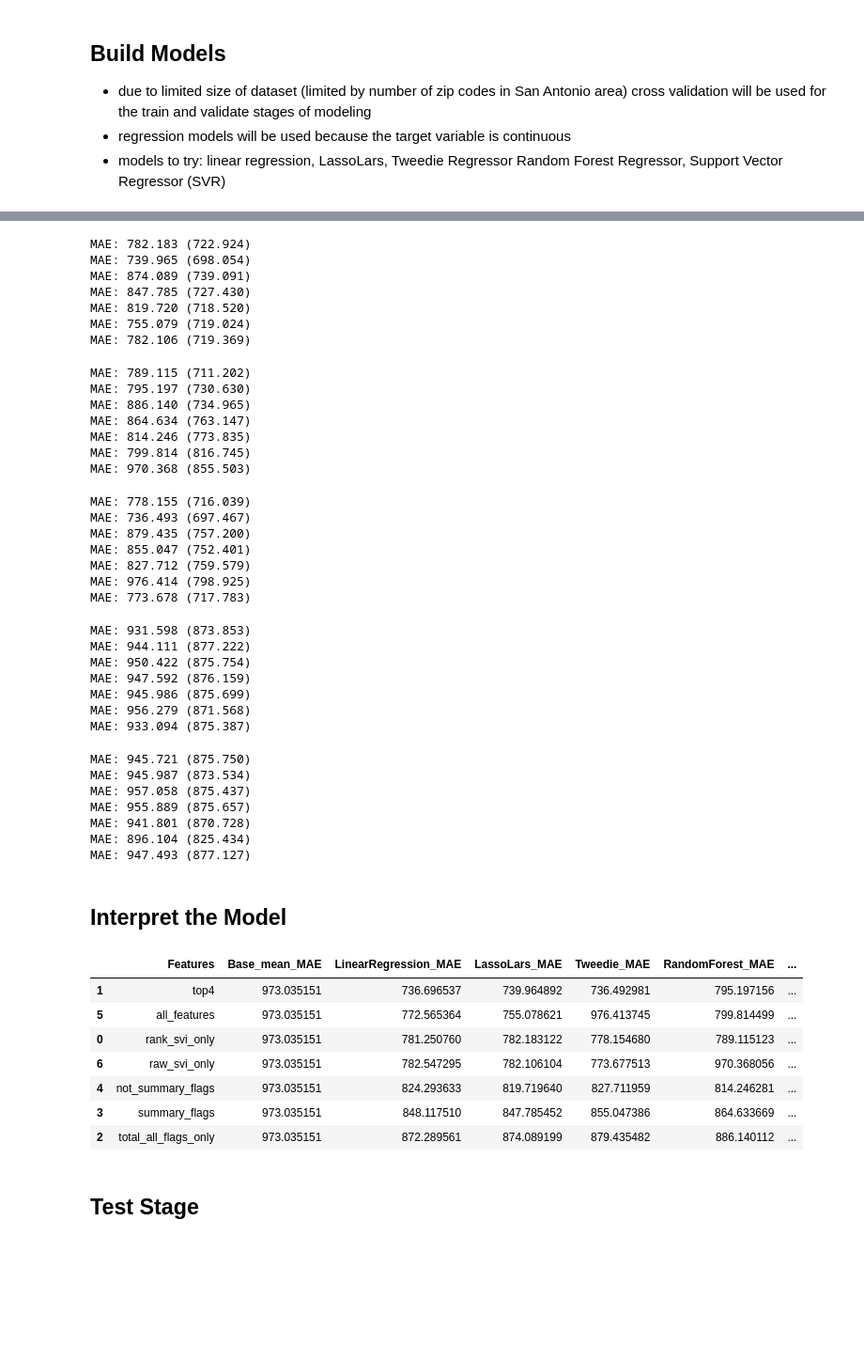
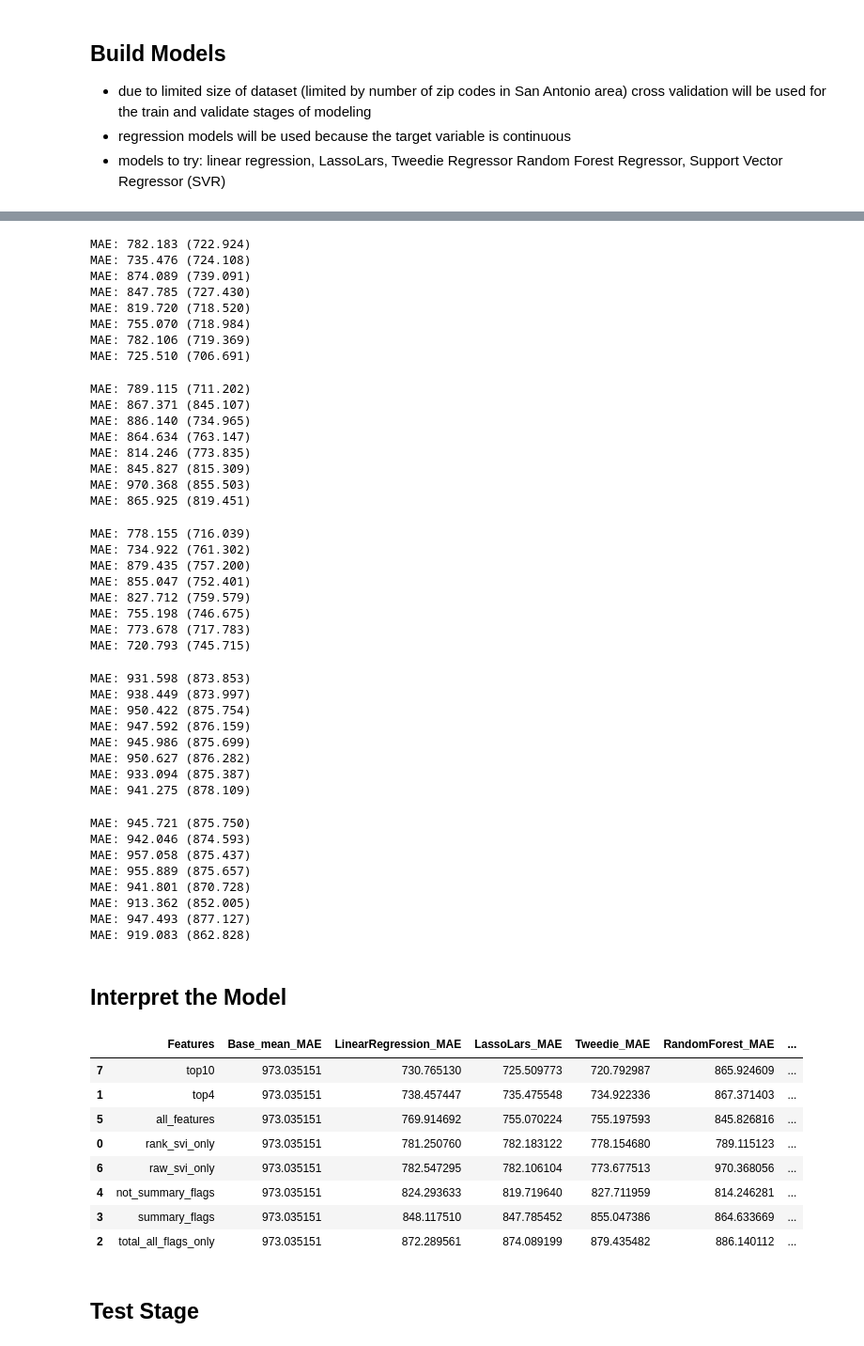
Before and after one commit to SVI-Capstone/svi_capstone, a Jupyter notebook: mvp-sa.ipynb, the cells around one changed output, grey strips where cells are left out. Shown at 94% size. Drawn from its saved outputs; the diff is of its cells as text; code cells hidden in the pictures; blank space fills up the shorter version.

```diff
--- a/mvp-sa.ipynb
+++ b/mvp-sa.ipynb
@@ -297,9 +298,4 @@ MAE: 782.547 (718.692)
 # %%
-# Lasso Lars
-# create variables for loop
-df2test = [X_rank_svi_only, X_top4, X_all_flags_only, X_summary_flags, X_not_summary_flags, X_train_scaled, X_raw_svi]
-target = y_train
-
 # LassoLars Models
 cvll_MAE_list = []
 for df in df2test:
@@ -307,17 +303,14 @@ for df in df2test:
     cvll_MAE_list.append(cvll_MAE)
 # %% [output]
 MAE: 782.183 (722.924)
-MAE: 739.965 (698.054)
+MAE: 735.476 (724.108)
 MAE: 874.089 (739.091)
 MAE: 847.785 (727.430)
 MAE: 819.720 (718.520)
-MAE: 755.079 (719.024)
+MAE: 755.070 (718.984)
 MAE: 782.106 (719.369)
+MAE: 725.510 (706.691)
 # %%
-# Random Forest, send in x scaled, y train, and # estimators
-df2test = [X_rank_svi_only, X_top4, X_all_flags_only, X_summary_flags, X_not_summary_flags, X_train_scaled, X_raw_svi]
-target = y_train
-
 # Random Forest Models
 cvrf_MAE_list = []
 for df in df2test:
@@ -325,17 +318,14 @@ for df in df2test:
     cvrf_MAE_list.append(cvrf_MAE)
 # %% [output]
 MAE: 789.115 (711.202)
-MAE: 795.197 (730.630)
+MAE: 867.371 (845.107)
 MAE: 886.140 (734.965)
 MAE: 864.634 (763.147)
 MAE: 814.246 (773.835)
-MAE: 799.814 (816.745)
+MAE: 845.827 (815.309)
 MAE: 970.368 (855.503)
+MAE: 865.925 (819.451)
 # %%
-# Tweedie Regressor, send in x scaled, y train, power and alpha settings
-df2test = [X_rank_svi_only, X_top4, X_all_flags_only, X_summary_flags, X_not_summary_flags, X_train_scaled, X_raw_svi]
-target = y_train
-
 # Tweedie Regressor Models
 cvtw_MAE_list = []
 for df in df2test:
@@ -343,17 +333,14 @@ for df in df2test:
     cvtw_MAE_list.append(cvtw_MAE)
 # %% [output]
 MAE: 778.155 (716.039)
-MAE: 736.493 (697.467)
+MAE: 734.922 (761.302)
 MAE: 879.435 (757.200)
 MAE: 855.047 (752.401)
 MAE: 827.712 (759.579)
-MAE: 976.414 (798.925)
+MAE: 755.198 (746.675)
 MAE: 773.678 (717.783)
+MAE: 720.793 (745.715)
 # %%
-# Support Vector Regressor, send in x scaled, y train, kernel = 'rbf' or 'linear'
-df2test = [X_rank_svi_only, X_top4, X_all_flags_only, X_summary_flags, X_not_summary_flags, X_train_scaled, X_raw_svi]
-target = y_train
-
 # Support Vector Models
 cvSVRrbf_MAE_list = []
 for df in df2test:
@@ -361,17 +348,14 @@ for df in df2test:
     cvSVRrbf_MAE_list.append(cvSVRrbf_MAE)
 # %% [output]
 MAE: 931.598 (873.853)
-MAE: 944.111 (877.222)
+MAE: 938.449 (873.997)
 MAE: 950.422 (875.754)
 MAE: 947.592 (876.159)
 MAE: 945.986 (875.699)
-MAE: 956.279 (871.568)
+MAE: 950.627 (876.282)
 MAE: 933.094 (875.387)
+MAE: 941.275 (878.109)
 # %%
-# Support Vector Regressor, send in x scaled, y train, kernel = 'rbf' or 'linear'
-df2test = [X_rank_svi_only, X_top4, X_all_flags_only, X_summary_flags, X_not_summary_flags, X_train_scaled, X_raw_svi]
-target = y_train
-
 # Support Vector Models
 cvSVRlinear_MAE_list = []
 for df in df2test:
@@ -379,31 +363,34 @@ for df in df2test:
     cvSVRlinear_MAE_list.append(cvSVRlinear_MAE)
 # %% [output]
 MAE: 945.721 (875.750)
-MAE: 945.987 (873.534)
+MAE: 942.046 (874.593)
 MAE: 957.058 (875.437)
 MAE: 955.889 (875.657)
 MAE: 941.801 (870.728)
-MAE: 896.104 (825.434)
+MAE: 913.362 (852.005)
 MAE: 947.493 (877.127)
+MAE: 919.083 (862.828)
 # %% [markdown]
 ## Interpret the Model
 # %%
 # create dataframe for results of all train models
-df_list = ['rank_svi_only', 'top4', 'total_all_flags_only', 'summary_flags', 'not_summary_flags', 'all_features', 'raw_svi_only']
+df_list = ['rank_svi_only', 'top4', 'total_all_flags_only', 'summary_flags', 'not_summary_flags',
+           'all_features', 'raw_svi_only', 'top10']
 
 results = pd.DataFrame(df_list, columns=['Features'])
 results['Base_mean_MAE'] = mean_baseMAE
 results['LinearRegression_MAE'] = cvlm_MAE_list
 results['LassoLars_MAE'] = cvll_MAE_list
 results['Tweedie_MAE'] = cvtw_MAE_list
 results['RandomForest_MAE'] = cvrf_MAE_list
 results['SVR_rbf_MAE'] = cvSVRrbf_MAE_list
 results['SVR_linear_MAE'] = cvSVRlinear_MAE_list
 results.sort_values('LinearRegression_MAE')
 # %% [output]
 |  | Features | Base_mean_MAE | LinearRegression_MAE | LassoLars_MAE | Tweedie_MAE | RandomForest_MAE | ... |
-| 1 | top4 | 973.035151 | 736.696537 | 739.964892 | 736.492981 | 795.197156 | ... |
-| 5 | all_features | 973.035151 | 772.565364 | 755.078621 | 976.413745 | 799.814499 | ... |
+| 7 | top10 | 973.035151 | 730.765130 | 725.509773 | 720.792987 | 865.924609 | ... |
+| 1 | top4 | 973.035151 | 738.457447 | 735.475548 | 734.922336 | 867.371403 | ... |
+| 5 | all_features | 973.035151 | 769.914692 | 755.070224 | 755.197593 | 845.826816 | ... |
 | 0 | rank_svi_only | 973.035151 | 781.250760 | 782.183122 | 778.154680 | 789.115123 | ... |
 | 6 | raw_svi_only | 973.035151 | 782.547295 | 782.106104 | 773.677513 | 970.368056 | ... |
 | 4 | not_summary_flags | 973.035151 | 824.293633 | 819.719640 | 827.711959 | 814.246281 | ... |
```
Also changed, not shown: parts of 13 cells of this notebook.
